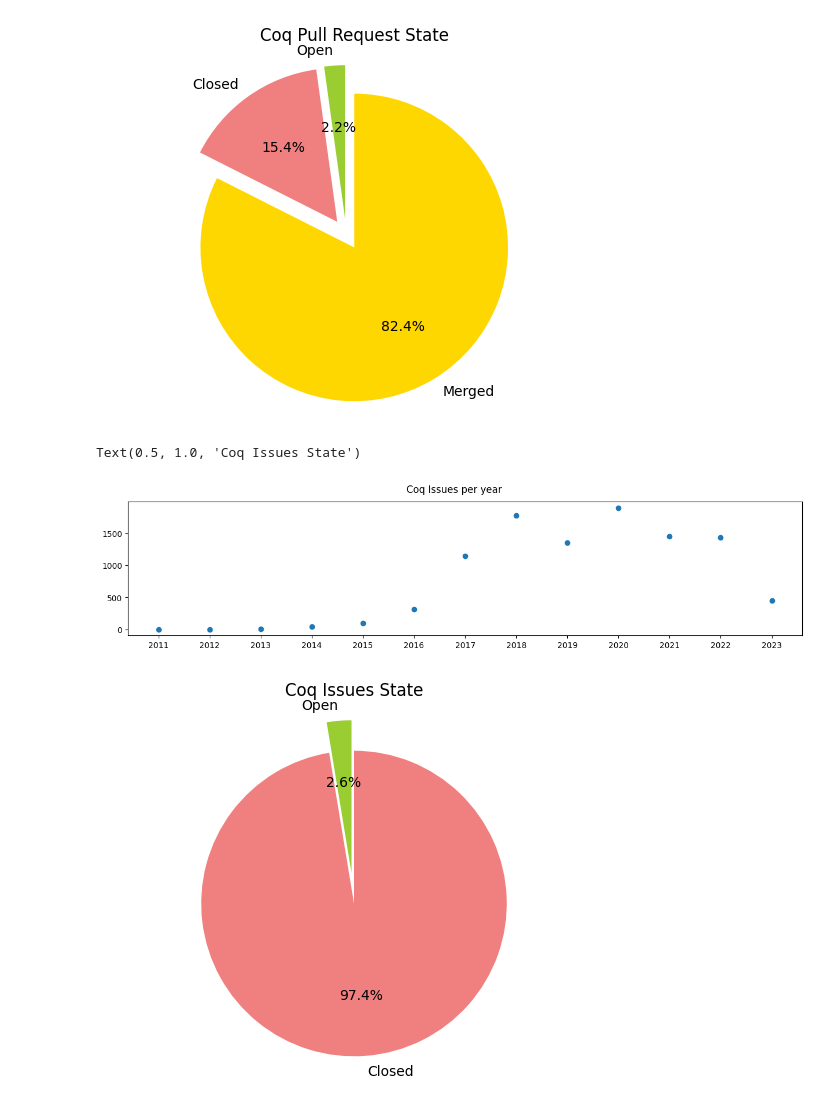
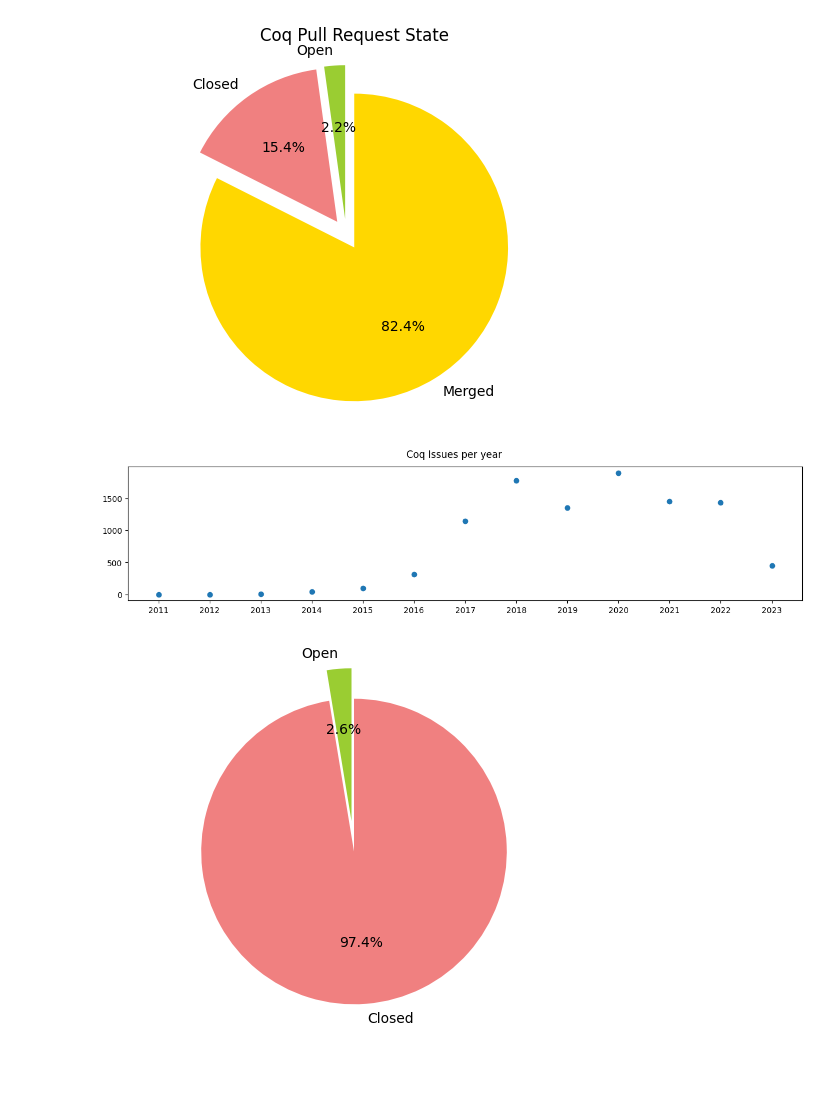
Before and after one commit to minsungc/aseproject2023, a Jupyter notebook: coq_figures.ipynb, the cells around one changed output. Drawn from its saved outputs; the diff is of its cells as text; code cells hidden in the pictures; blank space fills up the shorter version.

Commit message:
Figure updates

```diff
--- a/coq_figures.ipynb
+++ b/coq_figures.ipynb
@@ -151,8 +154,6 @@ counts = {}
 for date in dates:
     year_month = date.strftime("%Y-%m")
     if year_month in counts:
-        if counts[year_month] > 150 :
-            continue
         counts[year_month] += 1
     else:
         counts[year_month] = 1
@@ -174,5 +175,5 @@ ax.xaxis.set_major_formatter(date_formatter)
 ax.set_xlabel("Year")
 ax.set_ylabel("Number of Commits")
 ax.set(title= "Coq number of commits per year")
-plt.show()
+# plt.show()
 # %% [output]
@@ -294,6 +296,10 @@ incremented
 [figure]
 [figure]
 # %%
+#################################
+#### Issues###
+#################################
+
 # Initialize an empty list to store the JSON data
 coq_issue_data = []
 
@@ -319,34 +325,33 @@ for element in coq_issue_data:
         open_issue_count += 1
     elif element['state'] == 'closed':
         closed_issue_count += 1
 
 # Count the number of pull requests and merged pull requests per year
 issue_counts = {}
 for date in issues_dates:
     year = date.strftime("%Y")
     if year in issue_counts:
         issue_counts[year] = issue_counts.get(year, 0) + 1
     else:
         issue_counts[year] = 1
 
 # Sort the counts by year
 issue_counts = dict(sorted(issue_counts.items()))
 plt.figure(figsize=(15, 3))
 plt.scatter(issue_counts.keys(), issue_counts.values())
 plt.suptitle("Coq Issues per year")
 # plt.show()
 
 # Create a pie chart with the counts
 labels = ["Open", "Closed"]
 sizes = [open_issue_count, closed_issue_count]
 colors = ["yellowgreen", "lightcoral"]
 explode = (0.1, 0.1)  # explode the Open slice
 fig, ax = plt.subplots()
 ax.pie(sizes, explode=explode, labels=labels, colors=colors, autopct="%1.1f%%", startangle=90)
 ax.axis("equal")  # Equal aspect ratio ensures that pie is drawn as a circle.
-ax.set_title("Coq Issues State")
-# plt.show()
+# ax.set_title("Coq Issues State")
+plt.show()
 # %% [output]
-Text(0.5, 1.0, 'Coq Issues State')
 [figure]
-[figure, old version]
+[figure, new version]
```
Also changed, not shown: parts of 5 cells of this notebook, 3 other files.
